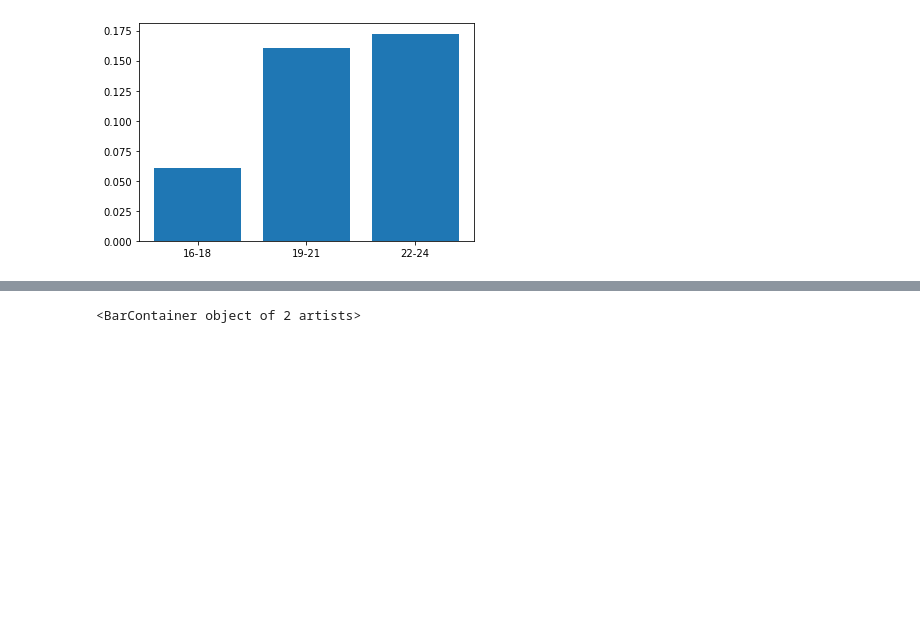
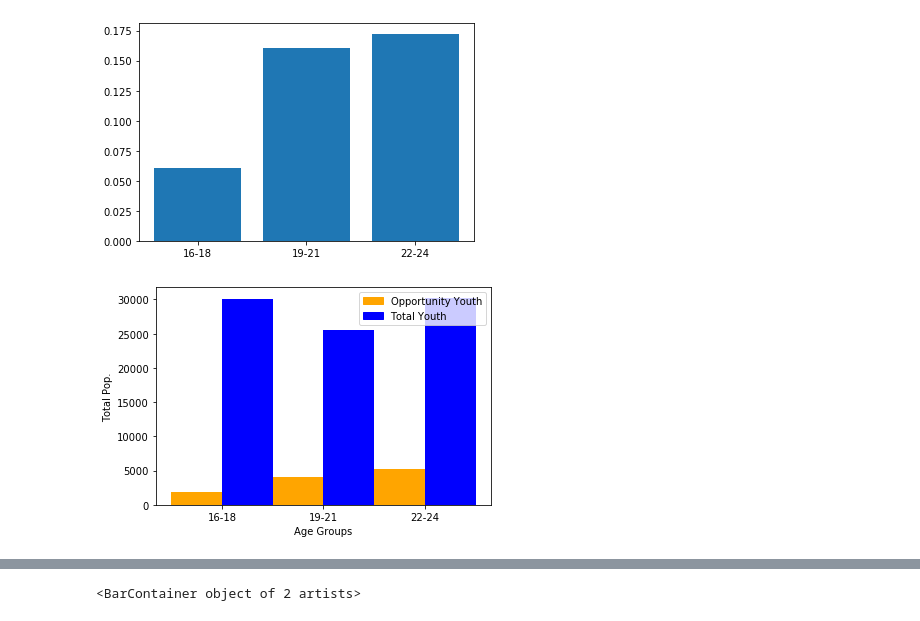
Before and after one commit to sam-thurman/dsc-mod-1-project-seattle-ds, a Jupyter notebook: notebooks/exploratory/02_samt_exploratory.ipynb, the cells around one changed output, grey strips where cells are left out. Cells and saved outputs as stored; diff of their text form; code cells hidden in the pictures; blank space fills up the shorter version.

```diff
--- a/notebooks/exploratory/02_samt_exploratory.ipynb
+++ b/notebooks/exploratory/02_samt_exploratory.ipynb
@@ -293,0 +306,21 @@ plt.bar(['16-18', '19-21', '22-24'], oy_percentage_of_age_pop)
+# %%
+# age_list = list(range(len(age_groups)))
+age_list =[1,2,3]
+fig, ax = plt.subplots()
+x = [1,2,3]
+x_minus = [0.75, 1.75, 2.75]
+x_plus = [1.25, 2.25, 3.25]
+age_groups = ['16-18', '19-21', '22-24']
+plt.bar(x_minus, oy_by_age_group, width=0.5, color='orange')
+plt.bar(x_plus, total_youth_by_age_group, width=0.5, color='b')
+# plt.legend((line1, line2, line3), ('label1', 'label2', 'label3'))
+ax.set_xticks(x)
+ax.set_xticklabels(age_groups)
+ax.set_xlabel('Age Groups')
+ax.set_ylabel('Total Pop.')
+orange_patch = mpatches.Patch(color='orange', label='Opportunity Youth')
+blue_patch = mpatches.Patch(color='blue', label='Total Youth')
+plt.legend(handles=[orange_patch, blue_patch])
+plt.show()
+# %% [output]
+[figure, added]
```
Also changed, not shown: parts of 4 cells of this notebook.
